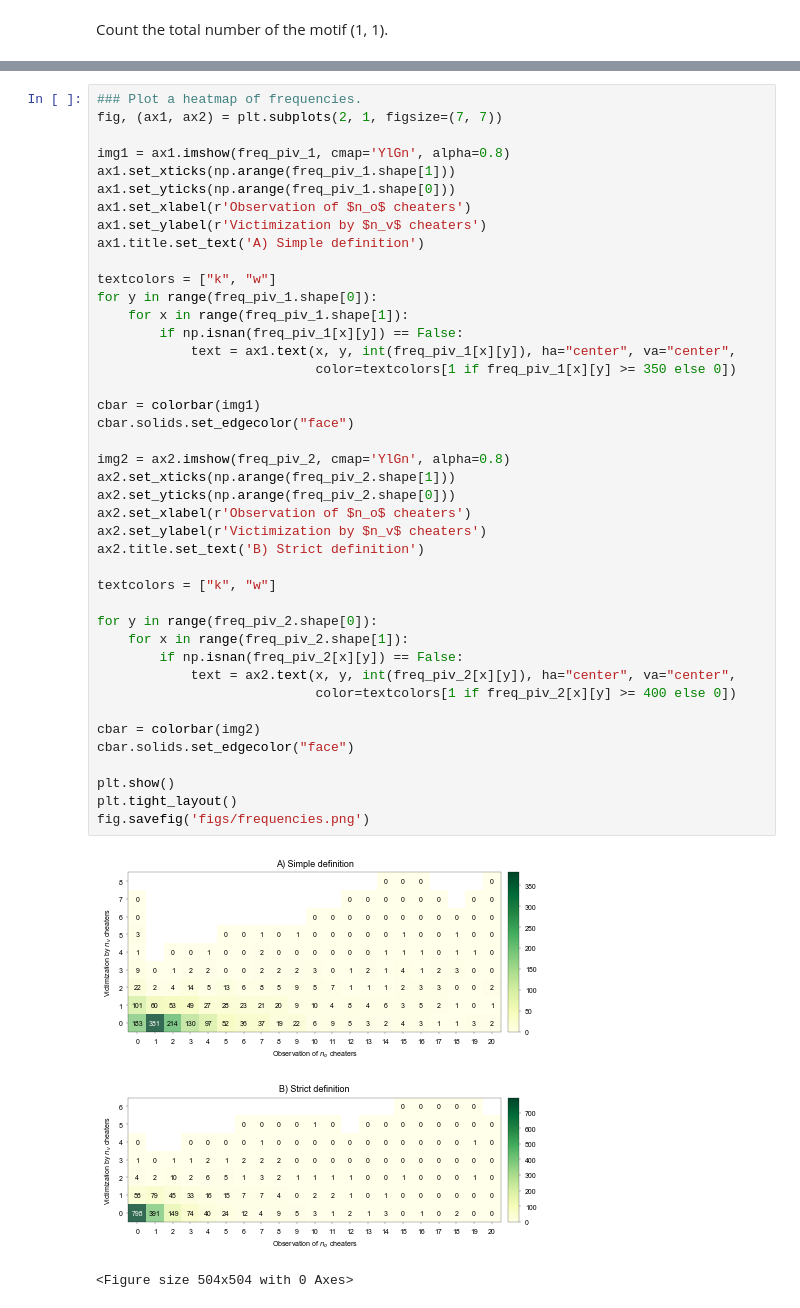
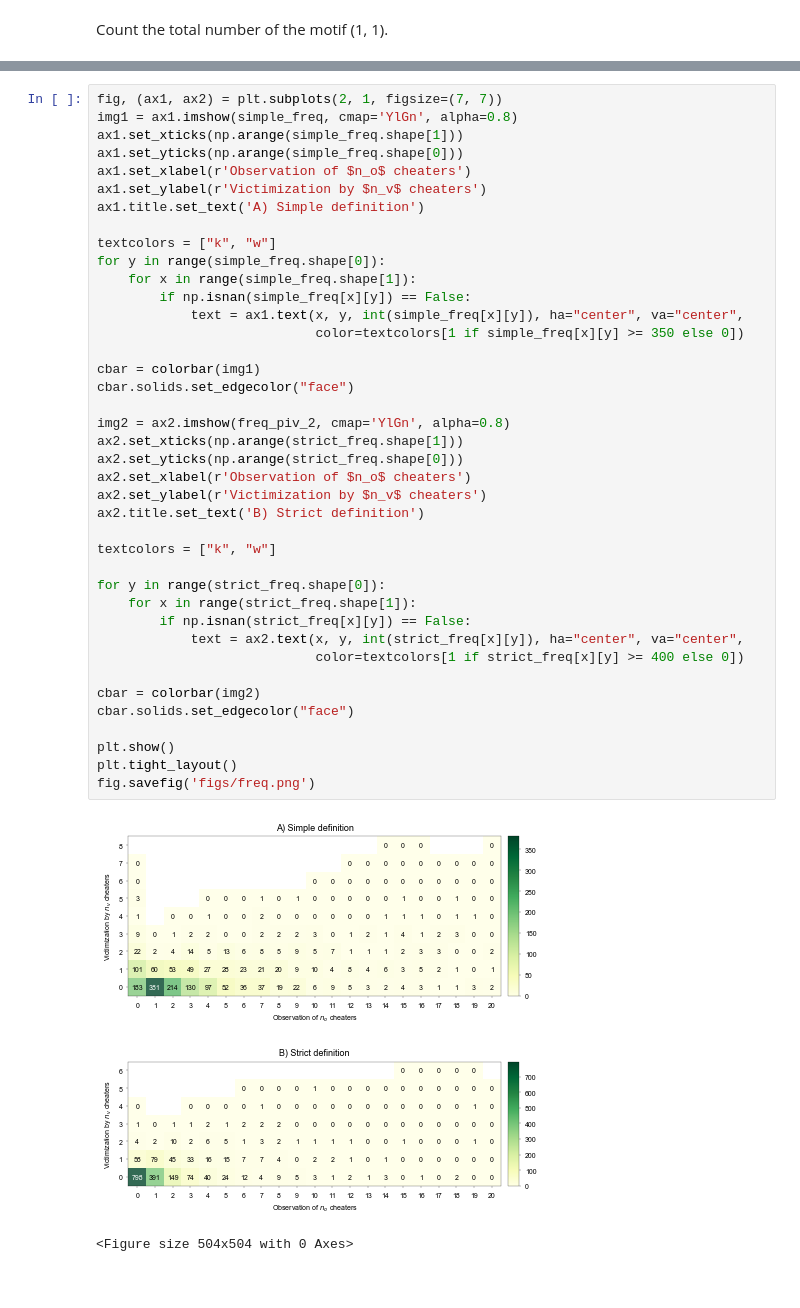
Before and after one commit to social-research/cheating, a Jupyter notebook: 08-heatmap-visualization.ipynb, the cells around one changed output, grey strips where cells are left out. Saved outputs shown, nothing was run; the diff lists cells and outputs as text.

```diff
--- a/08-heatmap-visualization.ipynb
+++ b/08-heatmap-visualization.ipynb
@@ -1020,47 +596,45 @@ total_exp
 
 [7 rows x 21 columns]
 # %%
-### Plot a heatmap of frequencies.
 fig, (ax1, ax2) = plt.subplots(2, 1, figsize=(7, 7))
-
-img1 = ax1.imshow(freq_piv_1, cmap='YlGn', alpha=0.8)
-ax1.set_xticks(np.arange(freq_piv_1.shape[1]))
-ax1.set_yticks(np.arange(freq_piv_1.shape[0]))
+img1 = ax1.imshow(simple_freq, cmap='YlGn', alpha=0.8)
+ax1.set_xticks(np.arange(simple_freq.shape[1]))
+ax1.set_yticks(np.arange(simple_freq.shape[0]))
 ax1.set_xlabel(r'Observation of $n_o$ cheaters')
 ax1.set_ylabel(r'Victimization by $n_v$ cheaters')
 ax1.title.set_text('A) Simple definition')
 
 textcolors = ["k", "w"]
-for y in range(freq_piv_1.shape[0]):
-    for x in range(freq_piv_1.shape[1]):
-        if np.isnan(freq_piv_1[x][y]) == False:
-            text = ax1.text(x, y, int(freq_piv_1[x][y]), ha="center", va="center",
-                            color=textcolors[1 if freq_piv_1[x][y] >= 350 else 0])
+for y in range(simple_freq.shape[0]):
+    for x in range(simple_freq.shape[1]):
+        if np.isnan(simple_freq[x][y]) == False:
+            text = ax1.text(x, y, int(simple_freq[x][y]), ha="center", va="center",
+                            color=textcolors[1 if simple_freq[x][y] >= 350 else 0])
 
 cbar = colorbar(img1)
 cbar.solids.set_edgecolor("face")
 
 img2 = ax2.imshow(freq_piv_2, cmap='YlGn', alpha=0.8)
-ax2.set_xticks(np.arange(freq_piv_2.shape[1]))
-ax2.set_yticks(np.arange(freq_piv_2.shape[0]))
+ax2.set_xticks(np.arange(strict_freq.shape[1]))
+ax2.set_yticks(np.arange(strict_freq.shape[0]))
 ax2.set_xlabel(r'Observation of $n_o$ cheaters')
 ax2.set_ylabel(r'Victimization by $n_v$ cheaters')
 ax2.title.set_text('B) Strict definition')
 
 textcolors = ["k", "w"]
 
-for y in range(freq_piv_2.shape[0]):
-    for x in range(freq_piv_2.shape[1]):
-        if np.isnan(freq_piv_2[x][y]) == False:
-            text = ax2.text(x, y, int(freq_piv_2[x][y]), ha="center", va="center",
-                            color=textcolors[1 if freq_piv_2[x][y] >= 400 else 0])
+for y in range(strict_freq.shape[0]):
+    for x in range(strict_freq.shape[1]):
+        if np.isnan(strict_freq[x][y]) == False:
+            text = ax2.text(x, y, int(strict_freq[x][y]), ha="center", va="center",
+                            color=textcolors[1 if strict_freq[x][y] >= 400 else 0])
 
 cbar = colorbar(img2)
 cbar.solids.set_edgecolor("face")
 
 plt.show()
 plt.tight_layout()
-fig.savefig('figs/frequencies.png')
+fig.savefig('figs/freq.png')
 # %% [output]
-[figure, old version]
+[figure, new version]
 <Figure size 504x504 with 0 Axes>
```
Also changed, not shown: parts of 26 cells of this notebook, 37 other files.
